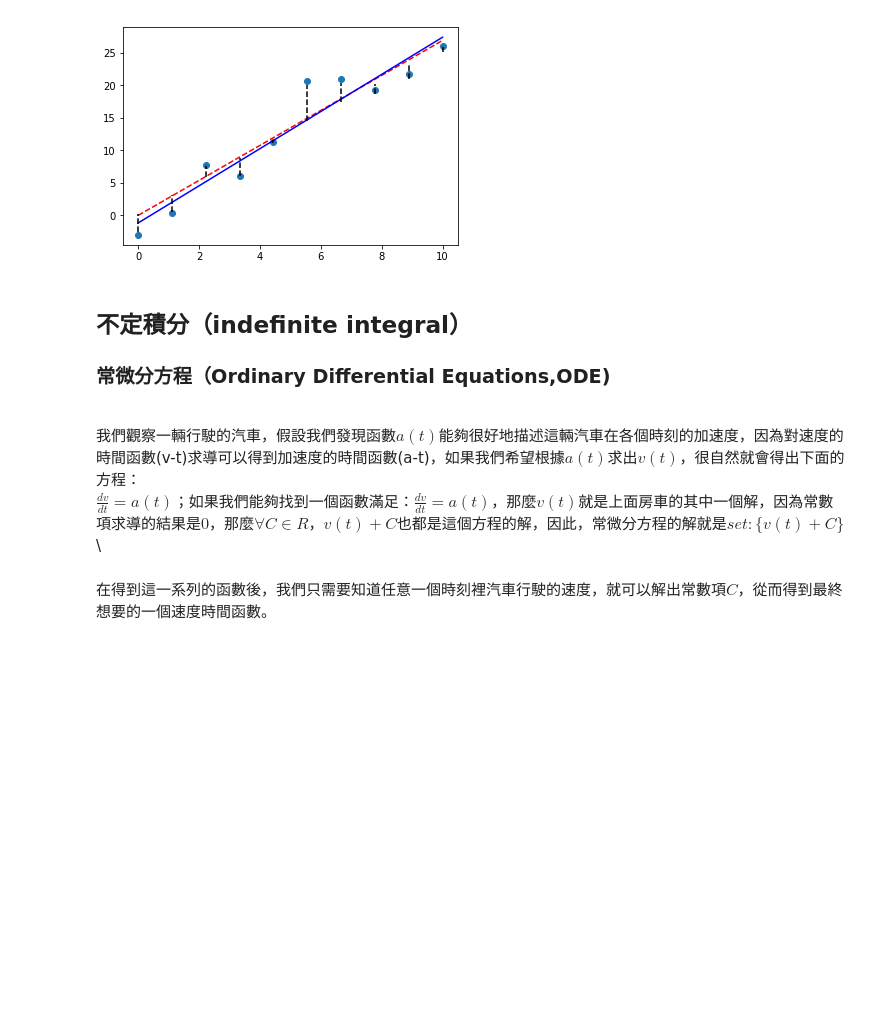
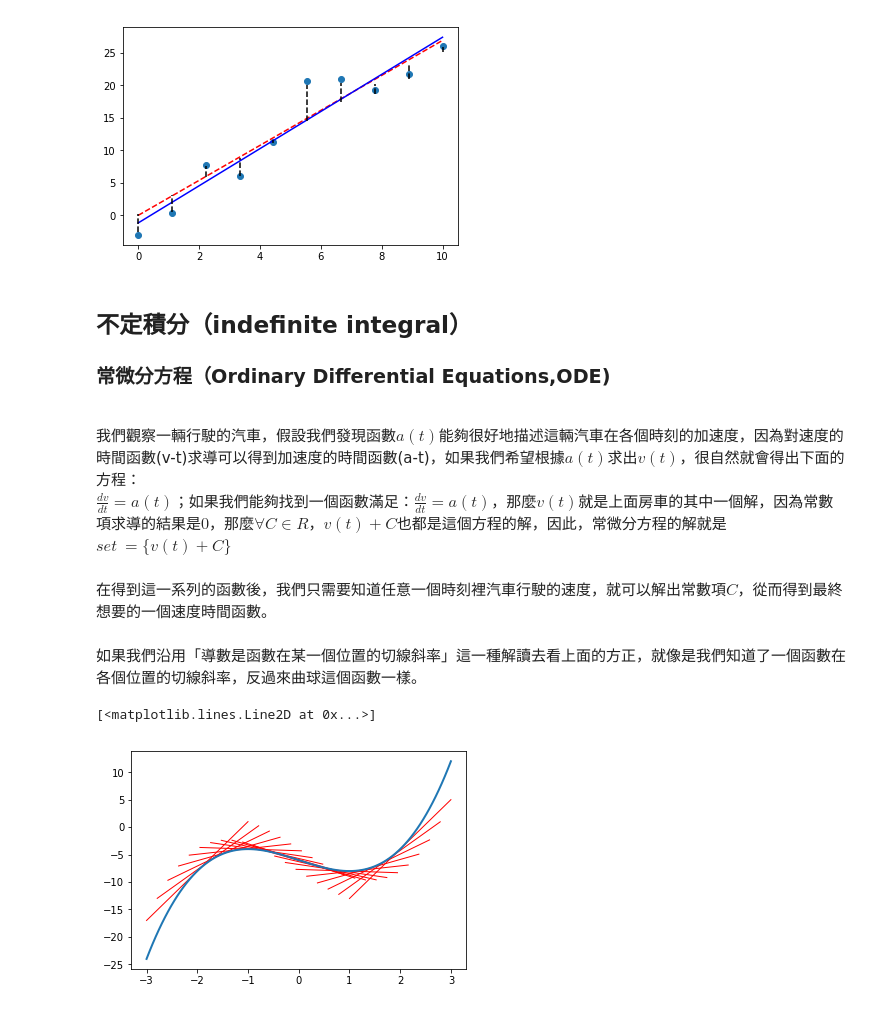
Before and after one commit to TerenceLiu98/Undergraduate-in-Statistics, a Jupyter notebook: Use PY in Calculus.ipynb, the cells around one changed output. Saved outputs shown, nothing was run; the diff lists cells and outputs as text; code cells hidden in the pictures; blank space fills up the shorter version.

```diff
--- a/Use PY in Calculus.ipynb
+++ b/Use PY in Calculus.ipynb
@@ -746,9 +746,27 @@ plt.show()
 ### 常微分方程（Ordinary Differential Equations,ODE)
 <br>
 我們觀察一輛行駛的汽車，假設我們發現函數$a(t)$能夠很好地描述這輛汽車在各個時刻的加速度，因為對速度的時間函數(v-t)求導可以得到加速度的時間函數(a-t)，如果我們希望根據$a(t)$求出$v(t)$，很自然就會得出下面的方程：<br>
-$\frac{dv}{dt}=a(t)$；如果我們能夠找到一個函數滿足：$\frac{dv}{dt} = a(t)$，那麼$v(t)$就是上面房車的其中一個解，因為常數項求導的結果是$0$，那麼$\forall C \in R$，$v(t)+C$也都是這個方程的解，因此，常微分方程的解就是$set:\{v(t) + C\}$ \
+$\frac{dv}{dt}=a(t)$；如果我們能夠找到一個函數滿足：$\frac{dv}{dt} = a(t)$，那麼$v(t)$就是上面房車的其中一個解，因為常數項求導的結果是$0$，那麼$\forall C \in R$，$v(t)+C$也都是這個方程的解，因此，常微分方程的解就是$set \ = \{v(t) + C\}$
 <br>
 <br>
 在得到這一系列的函數後，我們只需要知道任意一個時刻裡汽車行駛的速度，就可以解出常數項$C$，從而得到最終想要的一個速度時間函數。
 <br>
 <br>
+如果我們沿用「導數是函數在某一個位置的切線斜率」這一種解讀去看上面的方正，就像是我們知道了一個函數在各個位置的切線斜率，反過來曲球這個函數一樣。
+# %%
+t = sympy.Symbol('t')
+c = sympy.Symbol('c')
+domain = np.linspace(-3,3,100)
+v = t**3-3*t-6
+a = v.diff()
+
+for p in np.linspace(-2,2,20):
+    slope = a.subs(t,p)
+    intercept = sympy.solve(slope*p+c-v.subs(t,p),c)[0]
+    lindomain = np.linspace(p-1,p+1,20)
+    plt.plot(lindomain,slope*lindomain+intercept,'red',linewidth = 1)
+
+plt.plot(domain,[v.subs(t,i) for i in domain],linewidth = 2)
+# %% [output]
+[<matplotlib.lines.Line2D at 0x...>]
+[figure, added]
```
Also changed, not shown: parts of 3 cells of this notebook.
